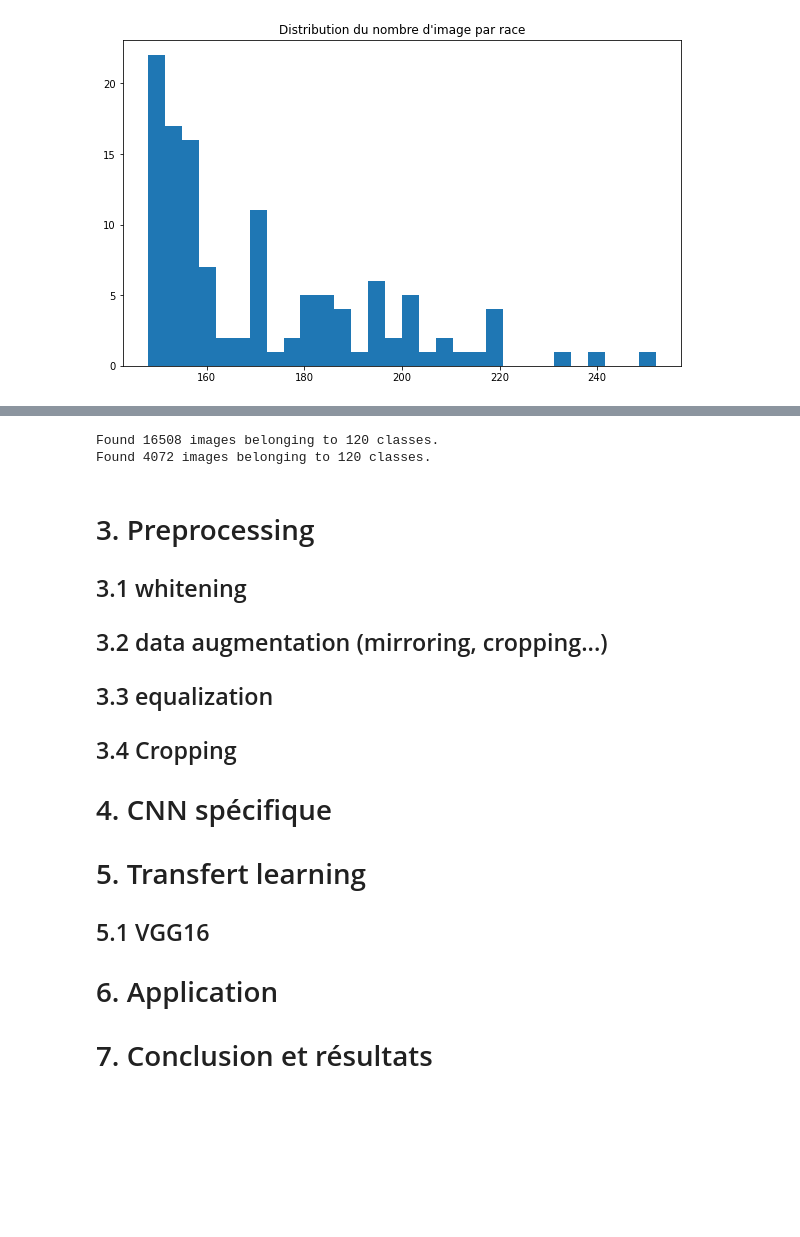
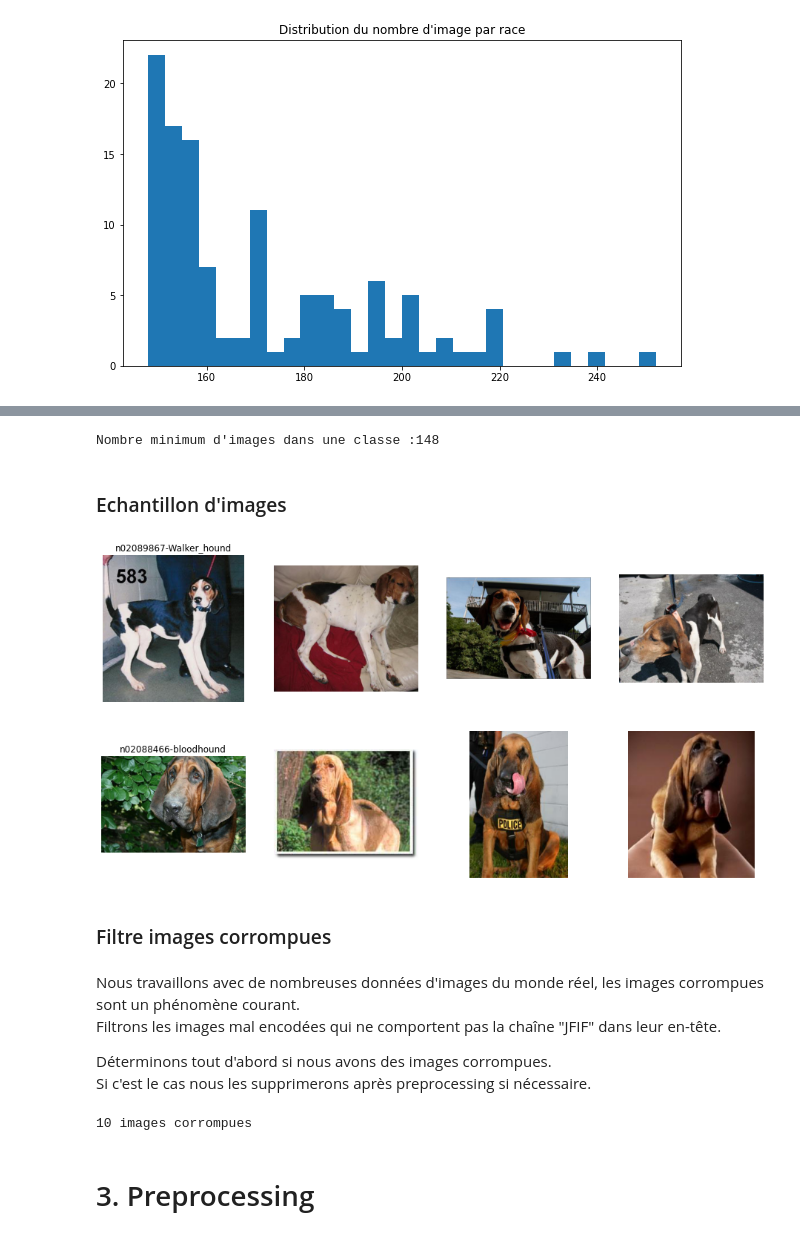
Before and after one commit to abugeia/P6_OCR_categorise_dog_pictures, a Jupyter notebook: notebook/P6_01_notebook.ipynb, the cells around one changed output, grey strips where cells are left out. Saved outputs shown, nothing was run; the diff lists cells and outputs as text; code cells hidden in the pictures; blank space fills up the shorter version.

Commit message:
test 1st model

```diff
--- a/notebook/P6_01_notebook.ipynb
+++ b/notebook/P6_01_notebook.ipynb
@@ -255,56 +166,6 @@ from keras.preprocessing.image import ImageDataGenerator
-# %%
-from tensorflow.keras.applications.efficientnet import preprocess_input
-
-# epochs = 100
-batch_size = 100
-testsplit = .2
-targetx = 224
-targety = 224
-# learning_rate = 0.0001
-# classes = 120
-seed = 42
-
-
-datagen = ImageDataGenerator(
-        shear_range=0.1,
-        zoom_range=0.1,
-        brightness_range=[0.9,1.1],
-        horizontal_flip=True,
-        validation_split=testsplit,
-        preprocessing_function=preprocess_input
-)
-
-train_generator = datagen.flow_from_directory(
-        resized_img_dir,
-        target_size=(targetx, targety),
-        batch_size=batch_size,
-        class_mode='categorical',
-        shuffle=True,
-        seed=seed,
-        subset="training"
-)
-
-test_generator = datagen.flow_from_directory(
-        resized_img_dir,
-        target_size=(targetx, targety),
-        batch_size=batch_size,
-        class_mode='categorical',
-        shuffle=False,
-        seed=seed,
-        subset="validation"
-)
-# %% [output]
-Found 16508 images belonging to 120 classes.
-Found 4072 images belonging to 120 classes.
-# %% [markdown]
-# 3. Preprocessing
-## 3.1 whitening
-## 3.2 data augmentation (mirroring, cropping...)
-## 3.3 equalization
-## 3.4 Cropping
-
-# 4. CNN spécifique
-# 5. Transfert learning
-## 5.1 VGG16
-# 6. Application
-# 7. Conclusion et résultats
+# %%
+print("Nombre minimum d'images dans une classe : {}".format(min(img_per_breed)))
+# %% [output]
+Nombre minimum d'images dans une classe :148
+# %% [markdown]
+### Echantillon d'images
@@ -310,0 +193,12 @@ Found 4072 images belonging to 120 classes.
+# %%
+show_images_sample(2)
+# %% [output]
+[figure, added]
+# %% [markdown]
+### Filtre images corrompues
+# %% [markdown]
+Nous travaillons avec de nombreuses données d'images du monde réel, les images corrompues sont un phénomène courant.
+Filtrons les images mal encodées qui ne comportent pas la chaîne "JFIF" dans leur en-tête.
+
+Déterminons tout d'abord si nous avons des images corrompues.
+Si c'est le cas nous les supprimerons après preprocessing si nécessaire.
@@ -310,0 +224,6 @@ Found 4072 images belonging to 120 classes.
+# %%
+filter_corrupted(ini_img_dir)
+# %% [output]
+10 images corrompues
+# %% [markdown]
+# 3. Preprocessing
```
Also changed, not shown: parts of 68 cells of this notebook, 5 other files.
